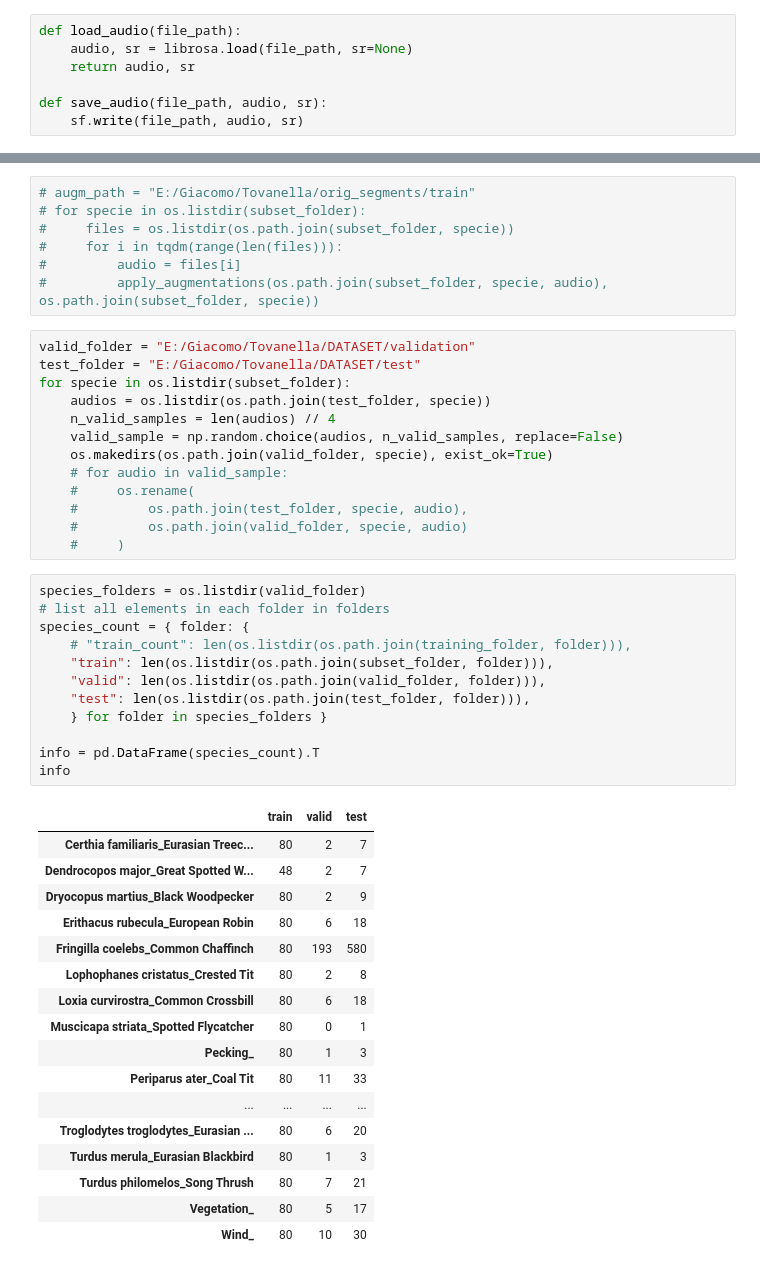
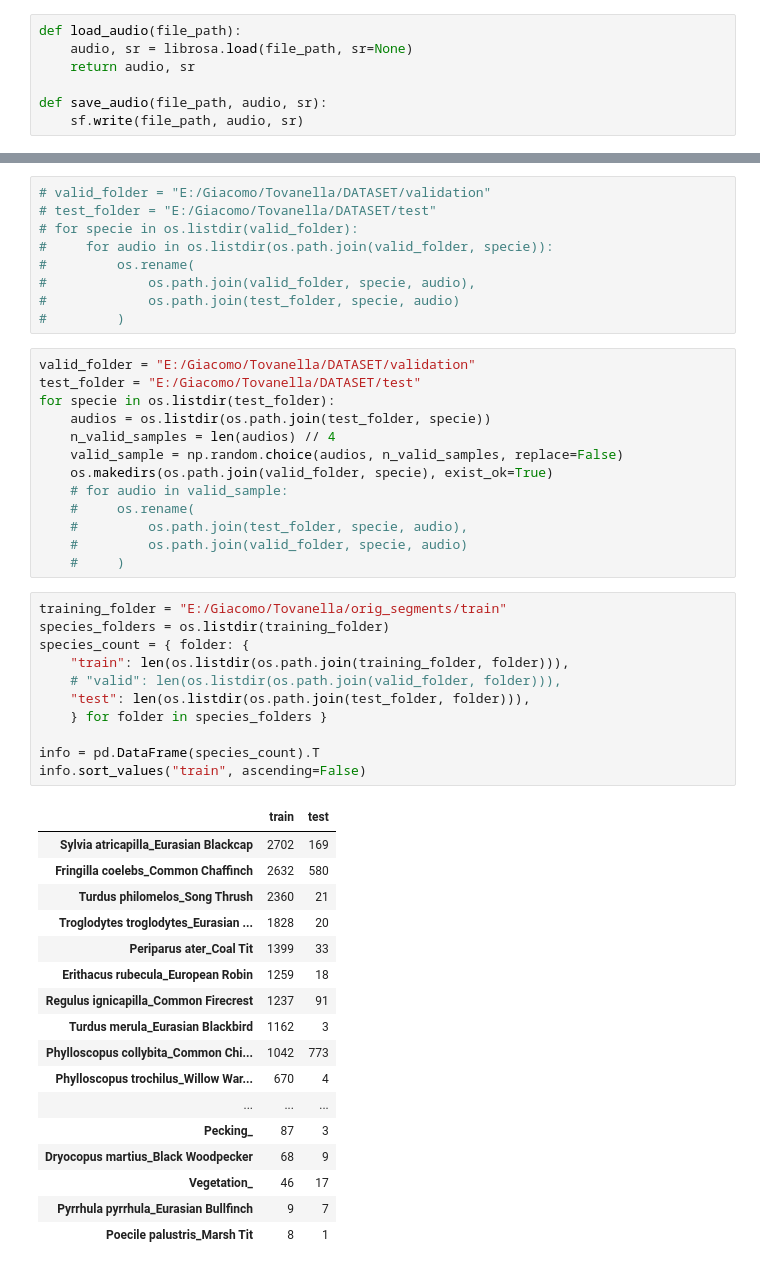
Before and after one commit to giacomoschiavo/finetuning-BirdNET, a Jupyter notebook: data_augmentation.ipynb, the cells around one changed output, grey strips where cells are left out. Saved outputs shown, nothing was run; the diff lists cells and outputs as text.

```diff
--- a/data_augmentation.ipynb
+++ b/data_augmentation.ipynb
@@ -62,14 +131,16 @@ training_folder = "E:/Giacomo/Tovanella/orig_segments/train"
 # %%
-# augm_path = "E:/Giacomo/Tovanella/orig_segments/train"
-# for specie in os.listdir(subset_folder):
-#     files = os.listdir(os.path.join(subset_folder, specie))
-#     for i in tqdm(range(len(files))):
-#         audio = files[i]
-#         apply_augmentations(os.path.join(subset_folder, specie, audio), os.path.join(subset_folder, specie))
+# valid_folder = "E:/Giacomo/Tovanella/DATASET/validation"
+# test_folder = "E:/Giacomo/Tovanella/DATASET/test"
+# for specie in os.listdir(valid_folder):
+#     for audio in os.listdir(os.path.join(valid_folder, specie)):
+#         os.rename(
+#             os.path.join(valid_folder, specie, audio),
+#             os.path.join(test_folder, specie, audio)
+#         )
 # %%
 valid_folder = "E:/Giacomo/Tovanella/DATASET/validation"
 test_folder = "E:/Giacomo/Tovanella/DATASET/test"
-for specie in os.listdir(subset_folder):
+for specie in os.listdir(test_folder):
     audios = os.listdir(os.path.join(test_folder, specie))
     n_valid_samples = len(audios) // 4
     valid_sample = np.random.choice(audios, n_valid_samples, replace=False)
@@ -80,32 +151,31 @@ for specie in os.listdir(subset_folder):
     #         os.path.join(valid_folder, specie, audio)
     #     )
 # %%
-species_folders = os.listdir(valid_folder)
-# list all elements in each folder in folders
+training_folder = "E:/Giacomo/Tovanella/orig_segments/train"
+species_folders = os.listdir(training_folder)
 species_count = { folder: {
-    # "train_count": len(os.listdir(os.path.join(training_folder, folder))),
-    "train": len(os.listdir(os.path.join(subset_folder, folder))),
-    "valid": len(os.listdir(os.path.join(valid_folder, folder))),
+    "train": len(os.listdir(os.path.join(training_folder, folder))),
+    # "valid": len(os.listdir(os.path.join(valid_folder, folder))),
     "test": len(os.listdir(os.path.join(test_folder, folder))),
     } for folder in species_folders }
 
 info = pd.DataFrame(species_count).T
-info
+info.sort_values("train", ascending=False)
 # %% [output]
-|  | train | valid | test |
-| Certhia familiaris_Eurasian Treec... | 80 | 2 | 7 |
-| Dendrocopos major_Great Spotted W... | 48 | 2 | 7 |
-| Dryocopus martius_Black Woodpecker | 80 | 2 | 9 |
-| Erithacus rubecula_European Robin | 80 | 6 | 18 |
-| Fringilla coelebs_Common Chaffinch | 80 | 193 | 580 |
-| Lophophanes cristatus_Crested Tit | 80 | 2 | 8 |
-| Loxia curvirostra_Common Crossbill | 80 | 6 | 18 |
-| Muscicapa striata_Spotted Flycatcher | 80 | 0 | 1 |
-| Pecking_ | 80 | 1 | 3 |
-| Periparus ater_Coal Tit | 80 | 11 | 33 |
-| ... | ... | ... | ... |
-| Troglodytes troglodytes_Eurasian ... | 80 | 6 | 20 |
-| Turdus merula_Eurasian Blackbird | 80 | 1 | 3 |
-| Turdus philomelos_Song Thrush | 80 | 7 | 21 |
-| Vegetation_ | 80 | 5 | 17 |
-| Wind_ | 80 | 10 | 30 |
+|  | train | test |
+| Sylvia atricapilla_Eurasian Blackcap | 2702 | 169 |
+| Fringilla coelebs_Common Chaffinch | 2632 | 580 |
+| Turdus philomelos_Song Thrush | 2360 | 21 |
+| Troglodytes troglodytes_Eurasian ... | 1828 | 20 |
+| Periparus ater_Coal Tit | 1399 | 33 |
+| Erithacus rubecula_European Robin | 1259 | 18 |
+| Regulus ignicapilla_Common Firecrest | 1237 | 91 |
+| Turdus merula_Eurasian Blackbird | 1162 | 3 |
+| Phylloscopus collybita_Common Chi... | 1042 | 773 |
+| Phylloscopus trochilus_Willow War... | 670 | 4 |
+| ... | ... | ... |
+| Pecking_ | 87 | 3 |
+| Dryocopus martius_Black Woodpecker | 68 | 9 |
+| Vegetation_ | 46 | 17 |
+| Pyrrhula pyrrhula_Eurasian Bullfinch | 9 | 7 |
+| Poecile palustris_Marsh Tit | 8 | 1 |
```
Also changed, not shown: parts of 9 cells of this notebook, 41 other files.
